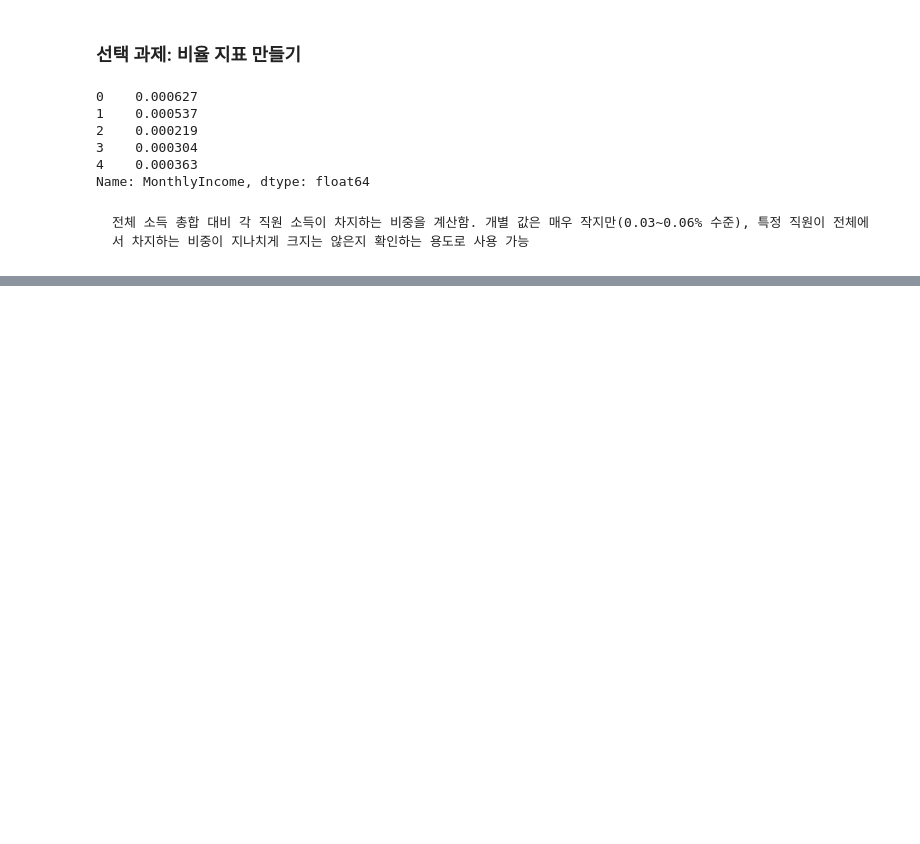
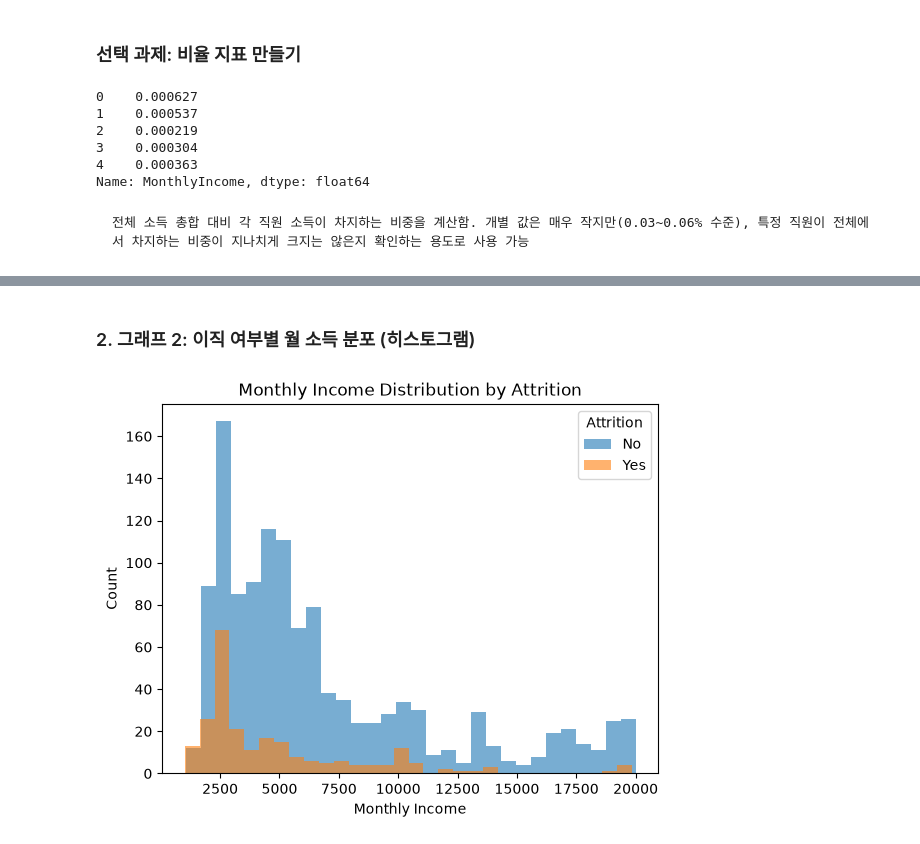
Before and after one commit to jinuuuuuuuuuuu/Python, a Jupyter notebook: 파이썬_과제_수행.ipynb, the cells around one changed output, grey strips where cells are left out. Cells and saved outputs as stored; diff of their text form; code cells hidden in the pictures; blank space fills up the shorter version.

```diff
--- a/파이썬_과제_수행.ipynb
+++ b/파이썬_과제_수행.ipynb
@@ -241,0 +260,12 @@ Name: MonthlyIncome, dtype: float64
+# %% [markdown]
+### 2. 그래프 2: 이직 여부별 월 소득 분포 (히스토그램)
+# %%
+df_clean[df_clean["Attrition"] == "No"]["MonthlyIncome"].plot(kind="hist", bins=30, alpha=0.6, label="No")
+df_clean[df_clean["Attrition"] == "Yes"]["MonthlyIncome"].plot(kind="hist", bins=30, alpha=0.6, label="Yes")
+plt.title("Monthly Income Distribution by Attrition")
+plt.xlabel("Monthly Income")
+plt.ylabel("Count")
+plt.legend(title="Attrition")
+plt.show()
+# %% [output]
+[figure, added]
```
Also changed, not shown: parts of 12 cells of this notebook, 6 other files.
